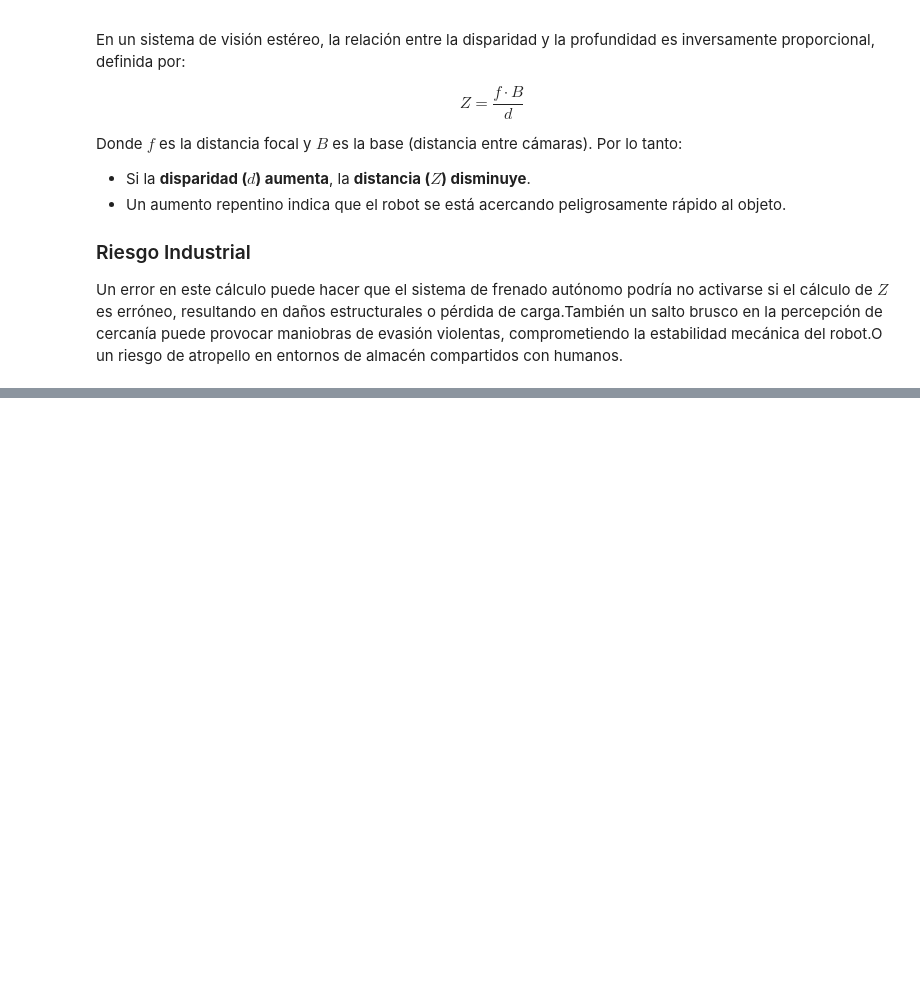
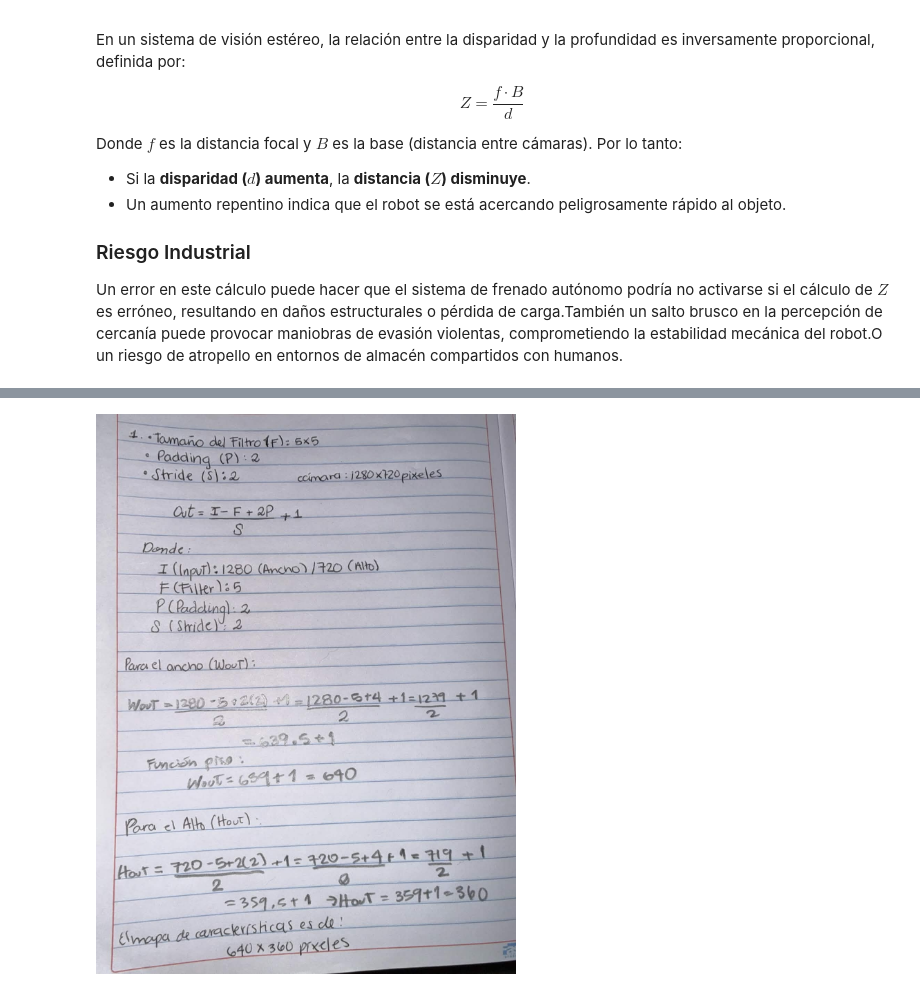
Before and after one commit to BiancaCalderon/VC-HDT2, a Jupyter notebook: HDT2.ipynb, the cells around one changed output, grey strips where cells are left out. Cells and saved outputs as stored; diff of their text form; code cells hidden in the pictures; blank space fills up the shorter version.

```diff
--- a/HDT2.ipynb
+++ b/HDT2.ipynb
@@ -41,0 +54,5 @@ Un error en este cálculo puede hacer que el sistema de frenado autónomo podrí
+# %%
+from IPython.display import Image
+Image(filename='foto.jpg', width=800)
+# %% [output]
+[figure, added]
```
Also changed, not shown: parts of 7 cells of this notebook, 2 other files.
